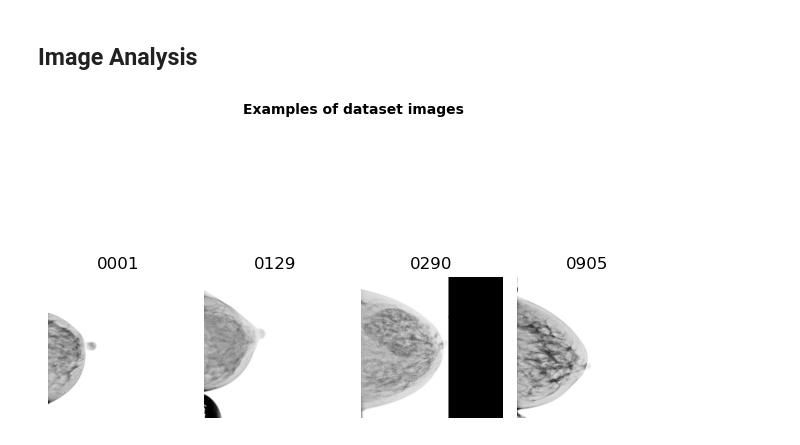
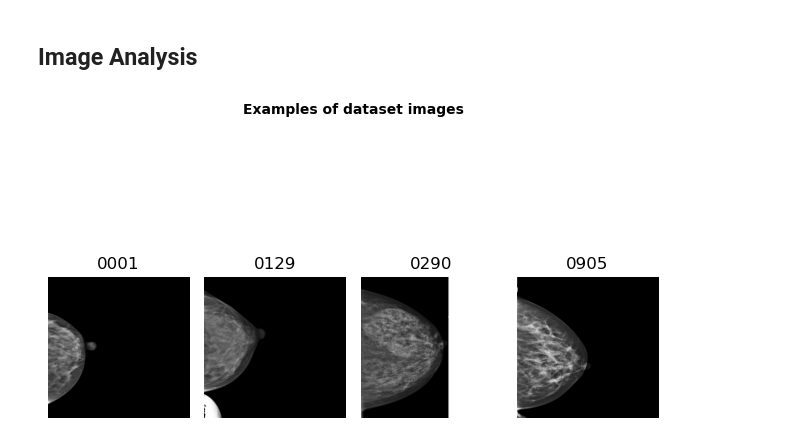
Before and after one commit to sinatb/breast-cancer-agent, a Jupyter notebook: dataset/dataset analysis.ipynb, the cells around one changed output. Drawn from its saved outputs; the diff is of its cells as text; code cells hidden in the pictures.

```diff
--- a/dataset/dataset analysis.ipynb
+++ b/dataset/dataset analysis.ipynb
@@ -37,16 +38,15 @@ As we can see the number of patients suffering from malignant cancer are outnumb
 # %%
 images_path = os.path.join(DATASET_PATH, "images")
 fig, axes = plt.subplots(nrows=1, ncols=4)
 fig.suptitle("Examples of dataset images", fontsize=10, fontweight='bold')
 examples = ["0001","0129","0290","0905"]
 for idx, example in enumerate(examples):
-    img = Image.open(os.path.join(images_path,f"""train_{example}.png""")).convert("L")
-    img = ImageOps.invert(img)
+    img = Image.open(os.path.join(images_path,f"""train_{example}.png"""))
     axes[idx].imshow(img,cmap="gray")
     axes[idx].set_title(example)
     axes[idx].axis('off')
 plt.tight_layout()
 plt.show()
 # %% [output]
-[figure, old version]
+[figure, new version]
 # %% [markdown]
```
Also changed, not shown: parts of 3 cells of this notebook, 2 other files.
